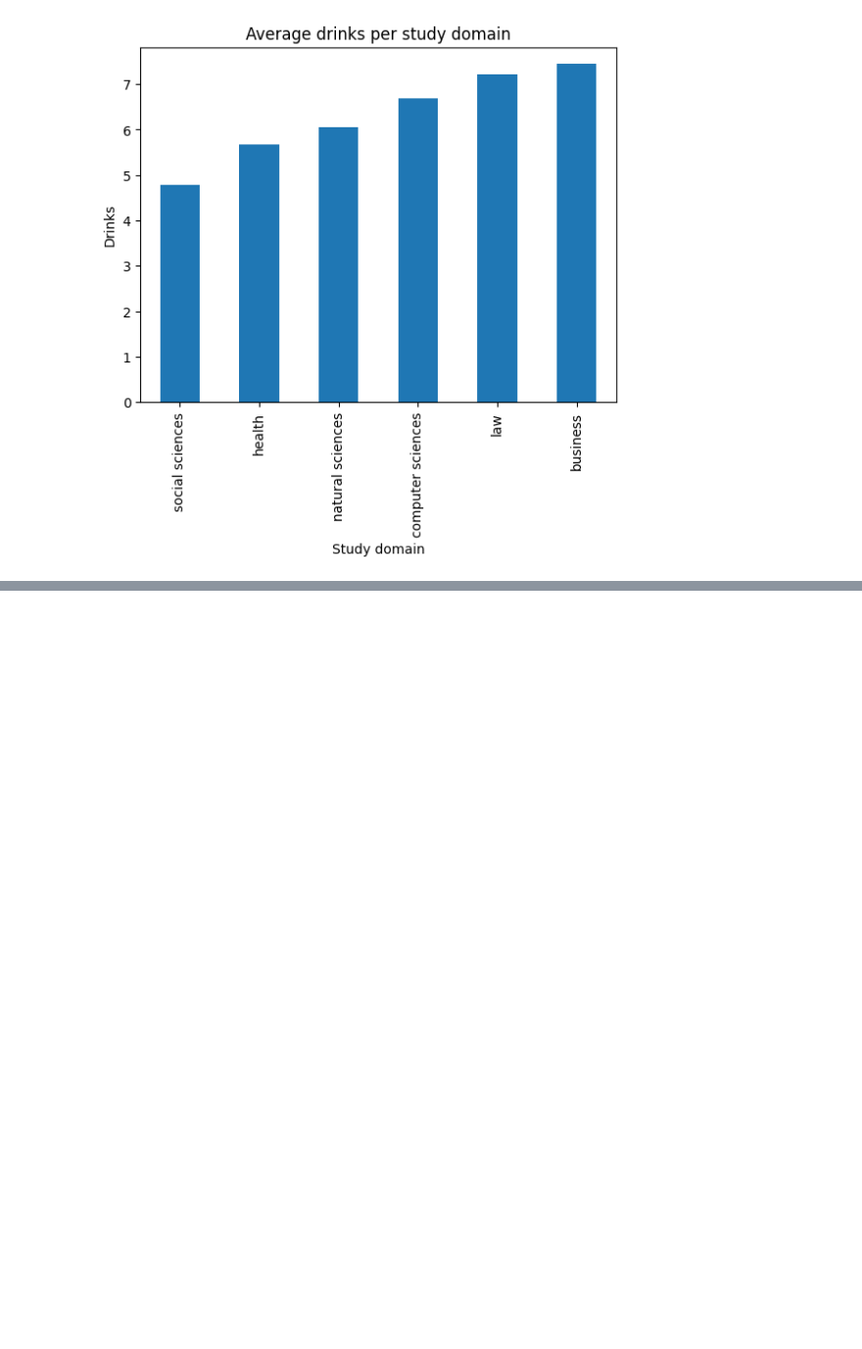
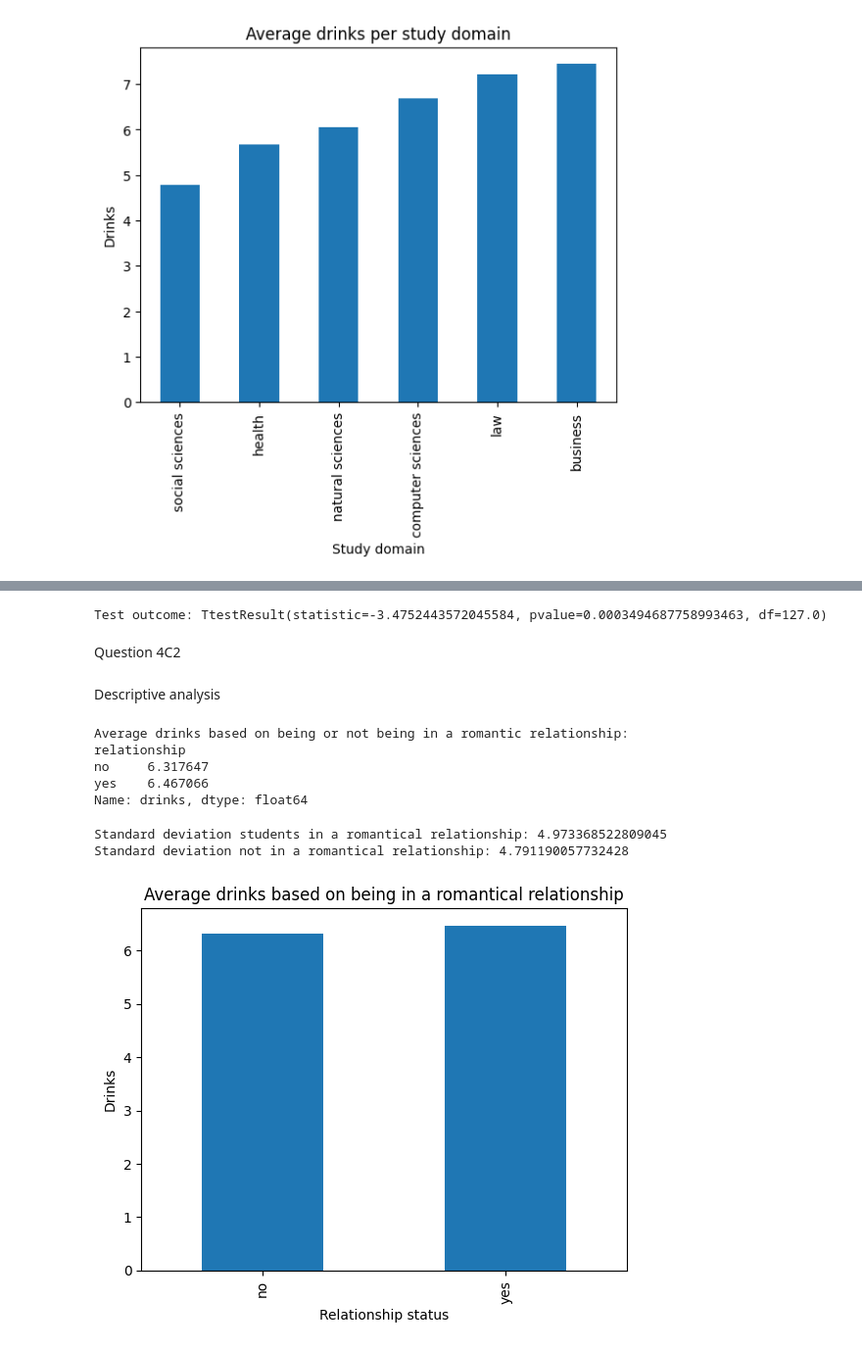
Before and after one commit to Kianvnh/TEST, a Jupyter notebook: Math/Resit math/Final resit math.ipynb, the cells around one changed output, grey strips where cells are left out. Shown at 98% size. Cells and saved outputs as stored; diff of their text form; code cells hidden in the pictures; blank space fills up the shorter version.

```diff
--- a/Math/Resit math/Final resit math.ipynb
+++ b/Math/Resit math/Final resit math.ipynb
@@ -341,0 +358,36 @@ drinks_domain_sorted.plot(kind='bar', title='Average drinks per study domain', x
+# %%
+B41_ttest = sc.ttest_ind(social_sciences_students['drinks'], business_students['drinks'], alternative='less')
+print(f"Test outcome: {B41_ttest}") #the p-value is smaller than 0.05. Meaning the 0 Hypothesis can be rejected and the hypothesis can be accepted.
+
+#This means that there is a statistically significant difference in the average amount of drinks consumed by students who study business and students who study social sciences
+# %% [output]
+Test outcome: TtestResult(statistic=-3.4752443572045584, pvalue=0.0003494687758993463, df=127.0)
+# %% [markdown]
+Question 4C2
+# %% [markdown]
+Descriptive analysis
+# %%
+average_drinks_per_domain = df.groupby('relationship')['drinks'].mean()
+print('Average drinks based on being or not being in a romantic relationship:')
+print(average_drinks_per_domain)
+# %% [output]
+Average drinks based on being or not being in a romantic relationship:
+relationship
+no     6.317647
+yes    6.467066
+Name: drinks, dtype: float64
+# %%
+rno_students = df[df['relationship'] == 'no']
+ryes_students = df[df['relationship'] == 'yes']
+
+print("Standard deviation students in a romantical relationship:", (np.std(rno_students['drinks'], ddof=0)))
+print("Standard deviation not in a romantical relationship:", (np.std(ryes_students['drinks'], ddof=0)))
+# %% [output]
+Standard deviation students in a romantical relationship: 4.973368522809045
+Standard deviation not in a romantical relationship: 4.791190057732428
+# %%
+average_drinks_per_relationship = df.groupby('relationship')['drinks'].mean()
+average_drinks_per_relationship.plot(kind='bar', title='Average drinks based on being in a romantical relationship', xlabel='Relationship status', ylabel='Drinks')
+plt.show()
+# %% [output]
+[figure, added]
```
Also changed, not shown: parts of 17 cells of this notebook.
